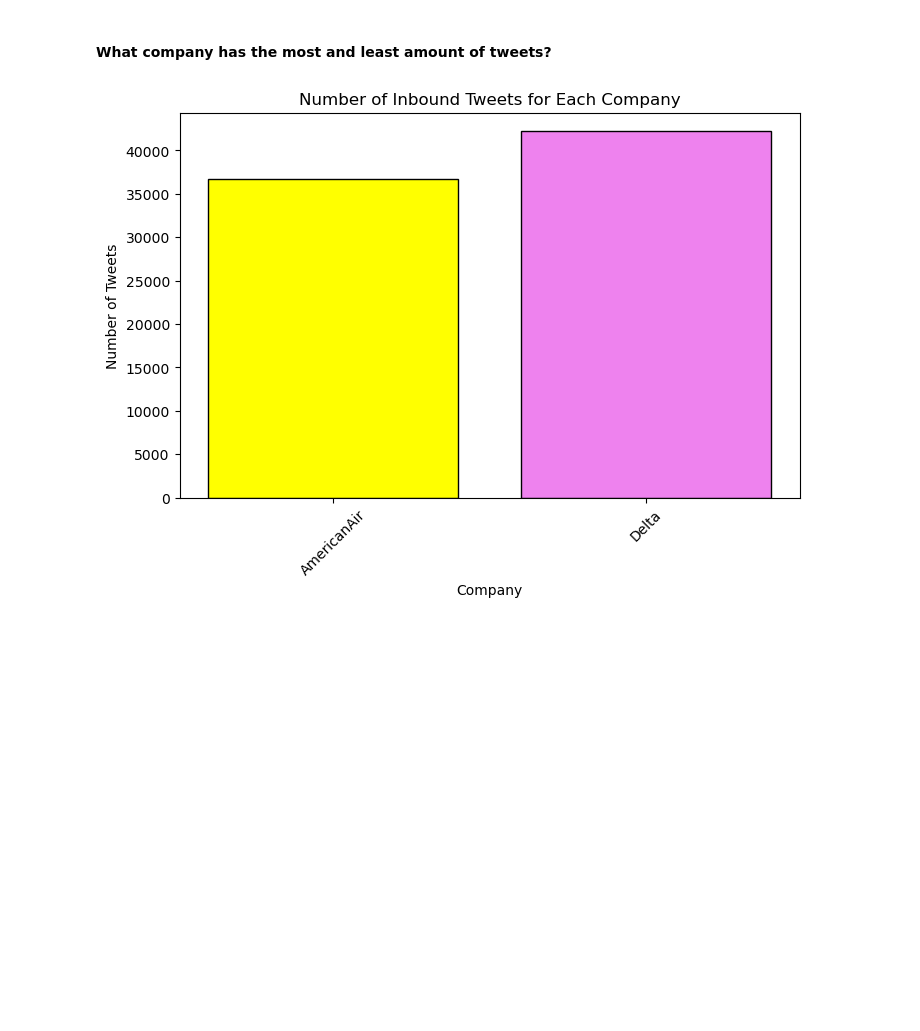
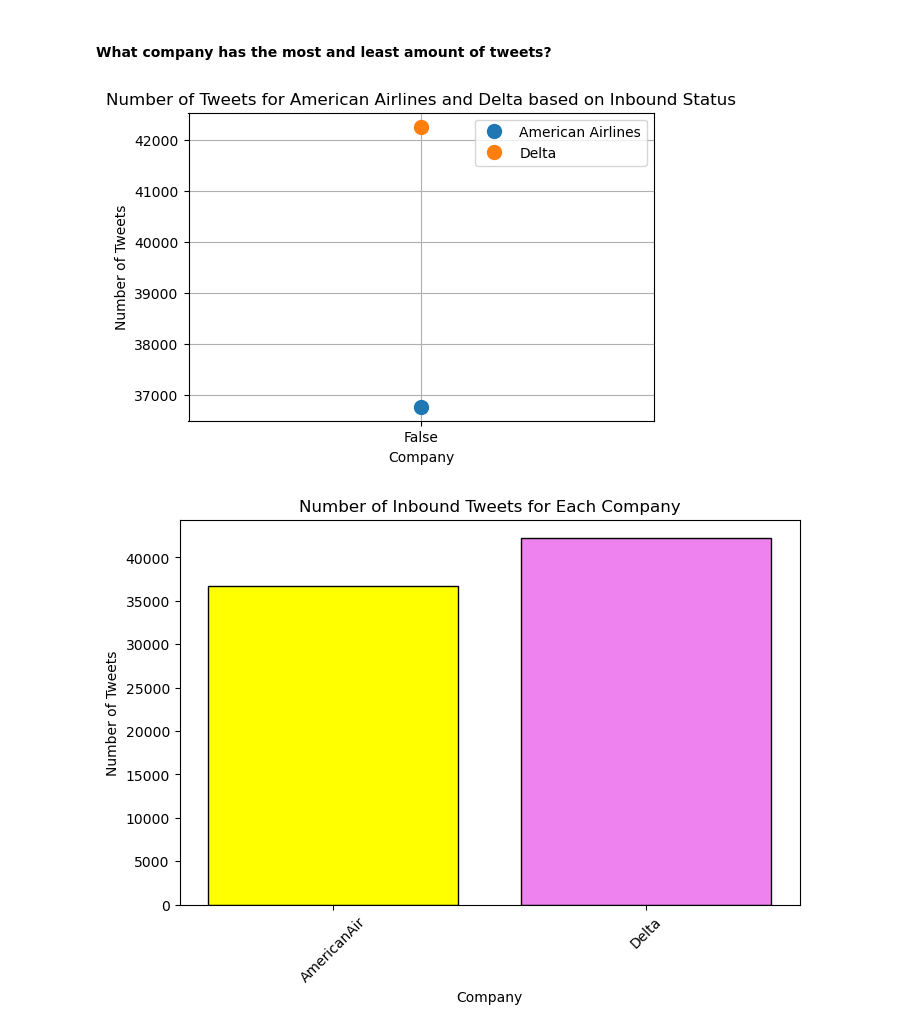
Before and after one commit to efloresz/Data-NotebookEF, a Jupyter notebook: Airline_Analysis.ipynb, the cells around one changed output. Saved outputs shown, nothing was run; the diff lists cells and outputs as text; code cells hidden in the pictures; blank space fills up the shorter version.

Commit message:
added dot plot for inbound status

```diff
--- a/Airline_Analysis.ipynb
+++ b/Airline_Analysis.ipynb
@@ -93,6 +93,22 @@ grouped_data.head(10)
 | 1 | Delta | False | 42253 |
 # %% [markdown]
 #### What company has the most and least amount of tweets?
+# %%
+# Grouped dot plot using Matplotlib
+plt.figure(figsize=(6, 4))
+
+plt.plot(range(len(american_data['inbound'])), american_data['count'], marker='o', linestyle='', markersize=10, label='American Airlines')
+plt.plot(range(len(delta_data['inbound'])), delta_data['count'], marker='o', linestyle='', markersize=10, label='Delta')
+
+plt.xlabel('Company')
+plt.ylabel('Number of Tweets')
+plt.title('Number of Tweets for American Airlines and Delta based on Inbound Status')
+plt.xticks(range(len(american_data['inbound'])), american_data['inbound'])
+plt.legend()
+plt.grid(True)
+plt.show()
+# %% [output]
+[figure, added]
 # %%
 companies = grouped_data['author_id']
 inbound_counts = grouped_data['count']
```
Also changed, not shown: parts of 18 cells of this notebook.
